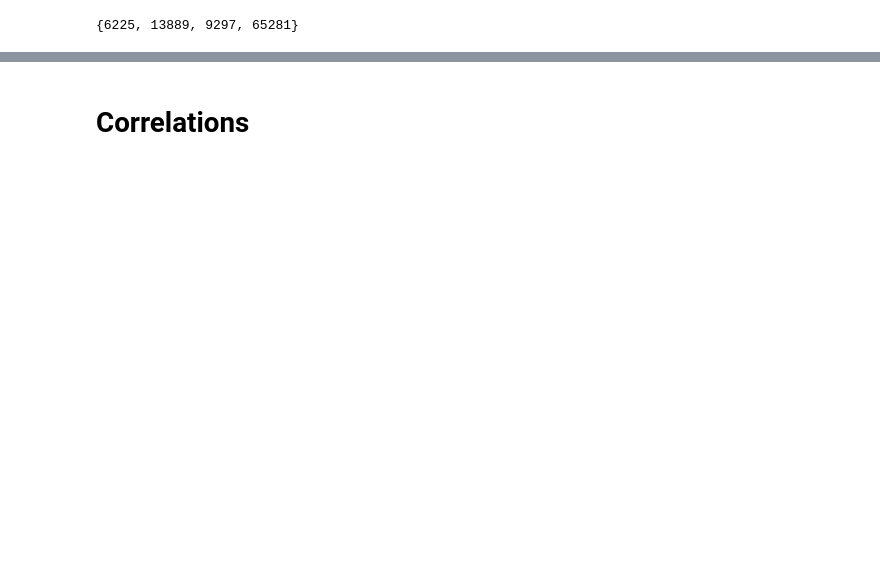
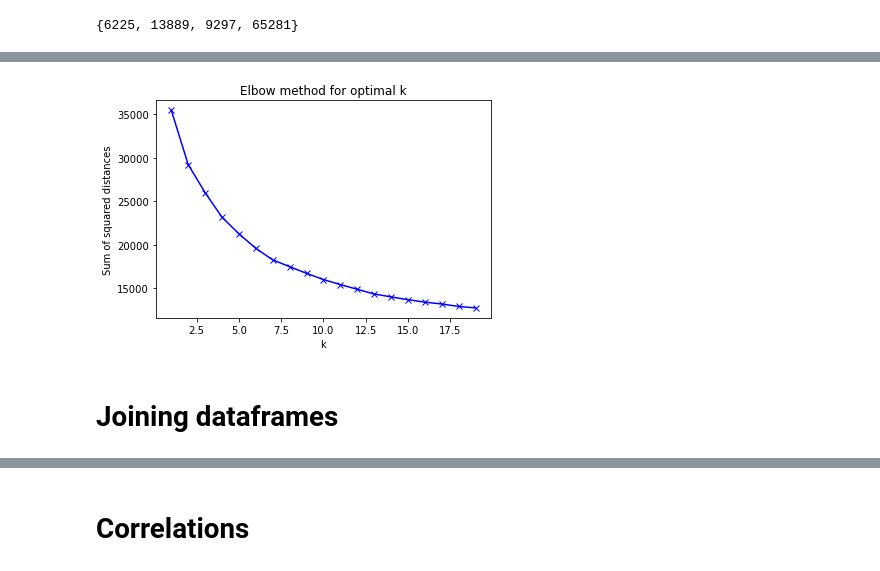
Before and after one commit to Egorka1/WG_Forge, a Jupyter notebook: WGProject.ipynb, the cells around one changed output, grey strips where cells are left out. Saved outputs shown, nothing was run; the diff lists cells and outputs as text; code cells hidden in the pictures; blank space fills up the shorter version.

```diff
--- a/WGProject.ipynb
+++ b/WGProject.ipynb
@@ -781,0 +478,28 @@ joined_data.drop(['item_cd'], axis=1, inplace=True)
+# %%
+players_df['warriors'] = data.groupby('account_db_id')['is_warrior'].sum()
+players_df['steel_wall'] = data.groupby('account_db_id')['is_steel_wall'].sum()
+# %%
+train_players_df = players_df.copy(deep=True)
+train_players_df.drop(columns=['is_winner'], inplace=True, axis=1)
+
+playersScaler = StandardScaler()
+normed_train_players_df = pd.DataFrame(playersScaler.fit_transform(train_players_df), columns=train_players_df.columns)
+
+pcaPlayers = PCA(n_components=0.95)
+pca_components = pcaPlayers.fit_transform(normed_train_players_df)
+# %%
+inertias = []
+K = range(1, 20)
+
+for k in K:
+    model = KMeans(n_clusters=k)
+    model = model.fit(pca_components[:2000])
+    inertias.append(model.inertia_)
+
+plt.plot(K, inertias, 'bx-')
+plt.xlabel('k')
+plt.ylabel('Sum of squared distances')
+plt.title('Elbow method for optimal k')
+plt.show()
+# %% [output]
+[figure, added]
@@ -781,0 +512,2 @@ joined_data.drop(['item_cd'], axis=1, inplace=True)
+# %% [markdown]
+# Joining dataframes
```
Also changed, not shown: parts of 113 cells of this notebook.
